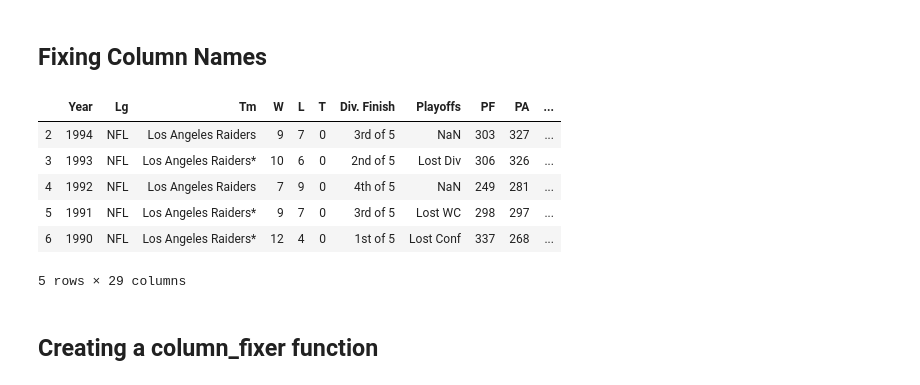
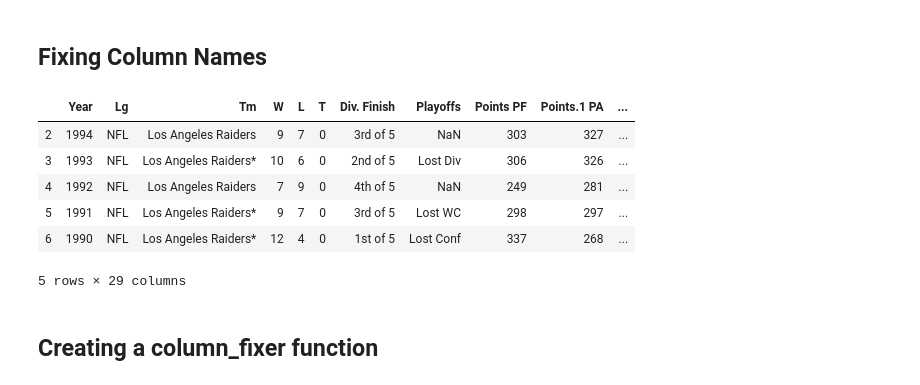
Before and after one commit to JoeFregault/Los-Angeles-College-Football-vs-NFL, a Jupyter notebook: Fixing and aggregating CFB & NFL data.ipynb, the cells around one changed output. Drawn from its saved outputs; the diff is of its cells as text; code cells hidden in the pictures.

```diff
--- a/Fixing and aggregating CFB & NFL data.ipynb
+++ b/Fixing and aggregating CFB & NFL data.ipynb
@@ -38,15 +38,18 @@ All the NFL data has corrupted column names and corrupted first row values as a
 # %%
 # range function specifies the amount of time to run the loop for col number
 for i in range(raiders_data.shape[1]):
     col = raiders_data.columns[i]
-    raiders_data.rename(columns = {col: raiders_data.loc[0,col]}, inplace = True)
+    if col[0:5] == "Unnam":
+        raiders_data.rename(columns = {col: raiders_data.loc[0,col]}, inplace = True)
+    else:
+        raiders_data.rename(columns = {col: col + " " + raiders_data.loc[0,col]}, inplace = True)
 
 # getting rid of the first 2 rows
 raiders_data.drop([raiders_data.index[0], raiders_data.index[1]], inplace = True)
 
 raiders_data.head(5)
 # %% [output]
-|  | Year | Lg | Tm | W | L | T | Div. Finish | Playoffs | PF | PA | ... |
+|  | Year | Lg | Tm | W | L | T | Div. Finish | Playoffs | Points PF | Points.1 PA | ... |
 | 2 | 1994 | NFL | Los Angeles Raiders | 9 | 7 | 0 | 3rd of 5 | NaN | 303 | 327 | ... |
 | 3 | 1993 | NFL | Los Angeles Raiders* | 10 | 6 | 0 | 2nd of 5 | Lost Div | 306 | 326 | ... |
 | 4 | 1992 | NFL | Los Angeles Raiders | 7 | 9 | 0 | 4th of 5 | NaN | 249 | 281 | ... |
```
Also changed, not shown: parts of 6 cells of this notebook.
